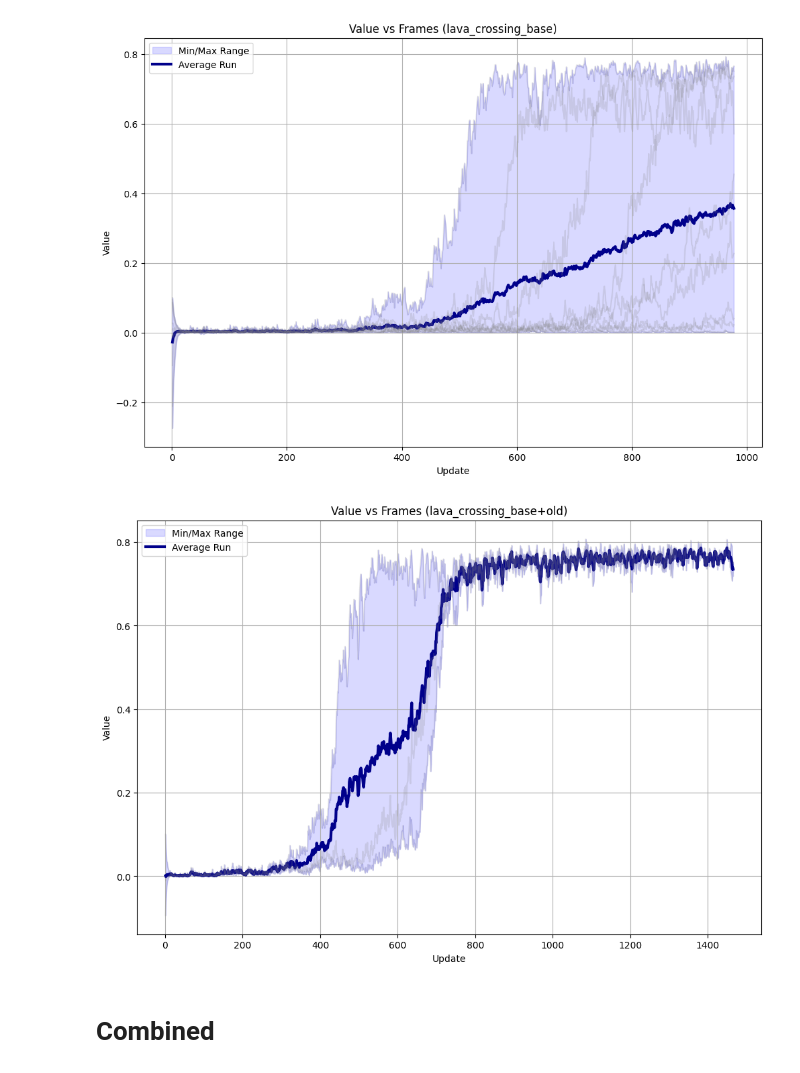
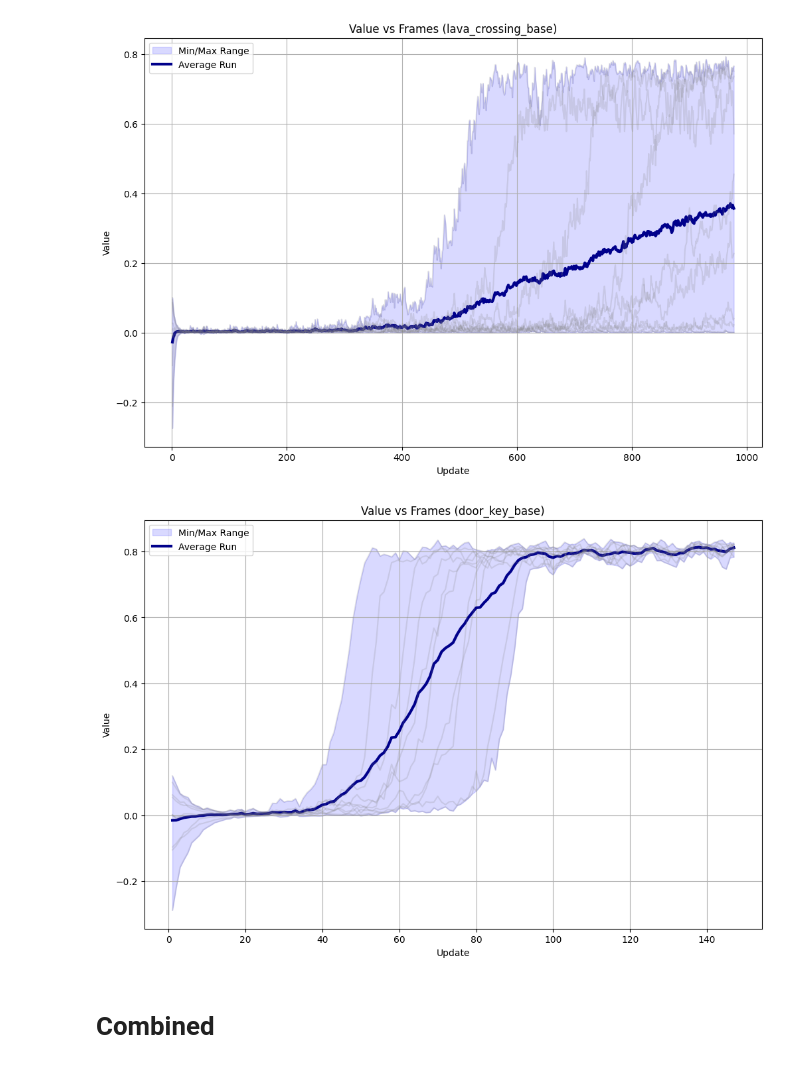
Before and after one commit to jaBrzosko/rl-starter-files, a Jupyter notebook: analysis/summary.ipynb, the cells around one changed output. Drawn from its saved outputs; the diff is of its cells as text; code cells hidden in the pictures.

```diff
--- a/analysis/summary.ipynb
+++ b/analysis/summary.ipynb
@@ -230,12 +230,12 @@ plot_combined_dataframes(dataframes, 'update', 'value', f'Value vs Frames ({expe
 # %% [output]
 [figure]
 # %%
-experiment_name = "lava_crossing_base+old"
+experiment_name = "door_key_base"
 dataframes = read_all_experiments(experiment_name)
 
 plot_combined_dataframes(dataframes, 'update', 'value', f'Value vs Frames ({experiment_name})')
 # %% [output]
-[figure, old version]
+[figure, new version]
 # %% [markdown]
 # Combined
 # %%
```
Also changed, not shown: parts of 4 cells of this notebook, 4 other files.
